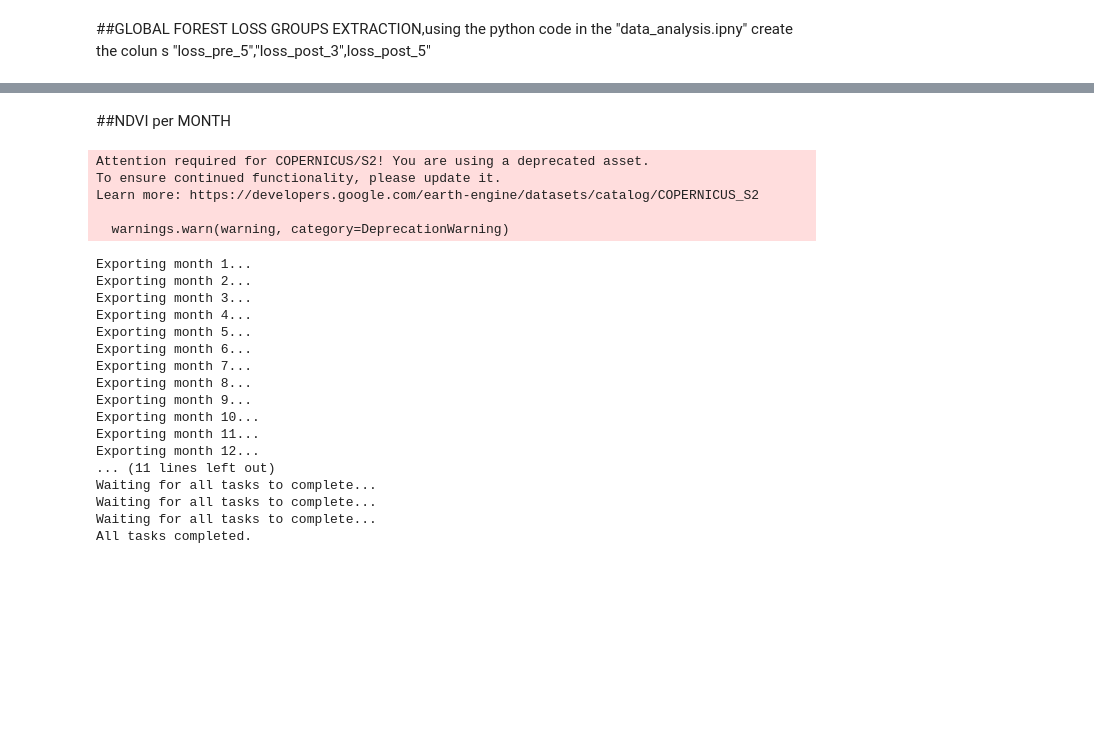
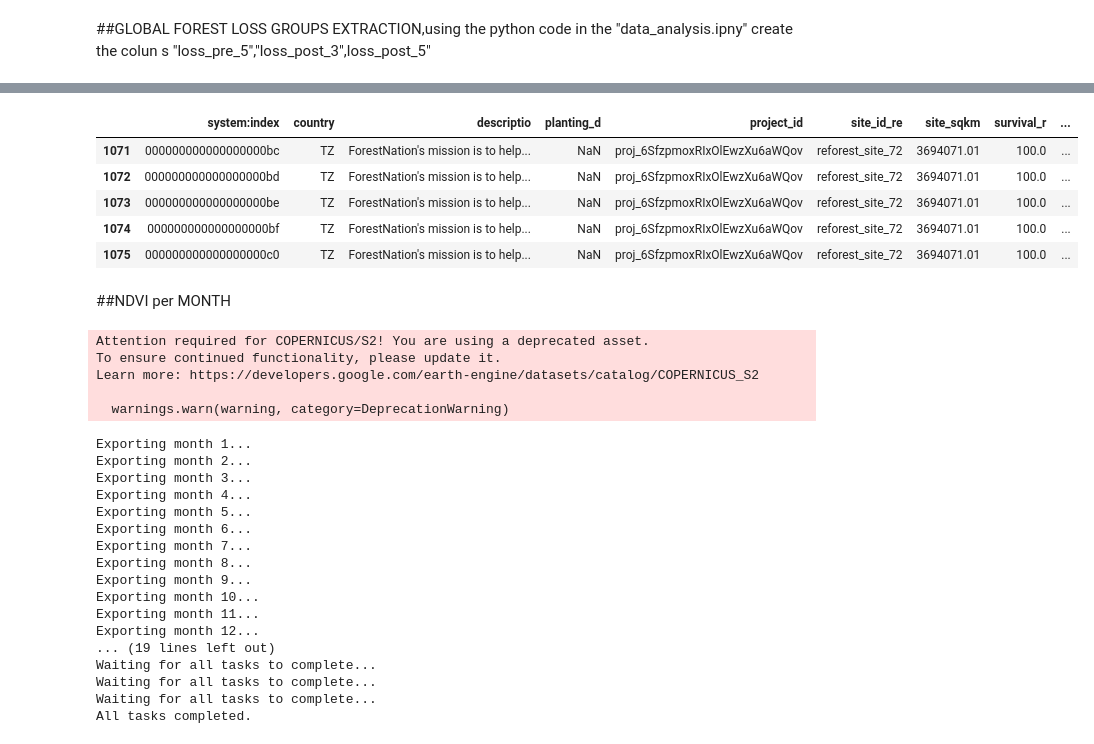
Before and after one commit to Societal-Computing/Forest_Monitoring, a Jupyter notebook: src/GEE_columns_generation.ipynb, the cells around one changed output, grey strips where cells are left out. Drawn from its saved outputs; the diff is of its cells as text; code cells hidden in the pictures; blank space fills up the shorter version.

Commit message:
Plant for planet

```diff
--- a/src/GEE_columns_generation.ipynb
+++ b/src/GEE_columns_generation.ipynb
@@ -396,0 +440,5 @@ Export completed.
+# %%
+import pandas as pd
+df_km=pd.read_csv("/content/drive/MyDrive/Plant_planet/plant_forest_loss_by_polygon.csv")
+
+df_km["groups"]
@@ -396,0 +540,27 @@ Export completed.
+# %%
+#  When only year is given in planting_date
+df_km["planting_date_reported"]=df_km["planting_d"]
+# def calculate_loss_pre_5(row):
+#     planted_year = row['planting_date_reported']
+#     years = [str(planted_year - i) for i in range(1, 6)]
+#     losses = [row[year] for year in years if year in df_km.columns]
+#     return np.nanmean(losses) if losses else np.nan
+
+# def calculate_loss_post_3(row):
+#     planted_year = row['planting_date_reported']
+#     years = [str(planted_year + i) for i in range(1, 4)]
+#     losses = [row[year] for year in years if year in df_km.columns]
+#     return np.nanmean(losses) if losses else np.nan
+# def calculate_loss_post_5(row):
+#     planted_year = row['planting_date_reported']
+#     years = [str(planted_year + i) for i in range(1, 6)]
+#     losses = [row[year] for year in years if year in df_km.columns]
+#     return np.nanmean(losses) if losses else np.nan
+
+# df_km['loss_pre_5'] = df_km.apply(calculate_loss_pre_5, axis=1)
+# df_km['loss_post_3'] = df_km.apply(calculate_loss_post_3, axis=1)
+# df_km['loss_post_5'] = df_km.apply(calculate_loss_post_5, axis=1)
+
+
+
+# df_km[['planting_date_reported', 'loss_pre_5','loss_post_3']].tail()
@@ -396,0 +611,11 @@ Export completed.
+# %%
+columns_to_drop = [str(year) for year in range(2000, 2024)] + ['groups']
+df_km = df_km.drop(columns=columns_to_drop, errors='ignore')
+df_km.tail()
+# %% [output]
+|  | system:index | country | descriptio | planting_d | project_id | site_id_re | site_sqkm | survival_r | ... |
+| 1071 | 000000000000000000bc | TZ | ForestNation's mission is to help... | NaN | proj_6SfzpmoxRIxOlEwzXu6aWQov | reforest_site_72 | 3694071.01 | 100.0 | ... |
+| 1072 | 000000000000000000bd | TZ | ForestNation's mission is to help... | NaN | proj_6SfzpmoxRIxOlEwzXu6aWQov | reforest_site_72 | 3694071.01 | 100.0 | ... |
+| 1073 | 000000000000000000be | TZ | ForestNation's mission is to help... | NaN | proj_6SfzpmoxRIxOlEwzXu6aWQov | reforest_site_72 | 3694071.01 | 100.0 | ... |
+| 1074 | 000000000000000000bf | TZ | ForestNation's mission is to help... | NaN | proj_6SfzpmoxRIxOlEwzXu6aWQov | reforest_site_72 | 3694071.01 | 100.0 | ... |
+| 1075 | 000000000000000000c0 | TZ | ForestNation's mission is to help... | NaN | proj_6SfzpmoxRIxOlEwzXu6aWQov | reforest_site_72 | 3694071.01 | 100.0 | ... |
@@ -398,9 +625,9 @@ Export completed.
 ##NDVI per MONTH
 # %%
 
+# Gives each month separate file
 
-
-geometry = ee.FeatureCollection("projects/ee-forest-monitoring/assets/verra_asia")
+geometry = ee.FeatureCollection("projects/ee-forest-monitoring/assets/plant_pp_new_shapefile_new")
 
 
 geometry = geometry.map(lambda feature: feature.simplify(30))
@@ -437,7 +664,8 @@ def calculate_and_export_monthly_ndvi(month):
     # Exporting and saving the results to Google Drive
     task = ee.batch.Export.table.toDrive(
         collection=mean_ndvi,
-        description=f'monthly_atlas_{month}',
+        folder='Plant_planet',
+        description=f'monthly_plant_{month}',
         fileFormat='CSV'
     )
     task.start()
@@ -471,7 +699,7 @@ Exporting month 9...
 Exporting month 10...
 Exporting month 11...
 Exporting month 12...
-... (11 lines left out)
+... (19 lines left out)
 Waiting for all tasks to complete...
 Waiting for all tasks to complete...
 Waiting for all tasks to complete...
```
Also changed, not shown: parts of 21 cells of this notebook.
